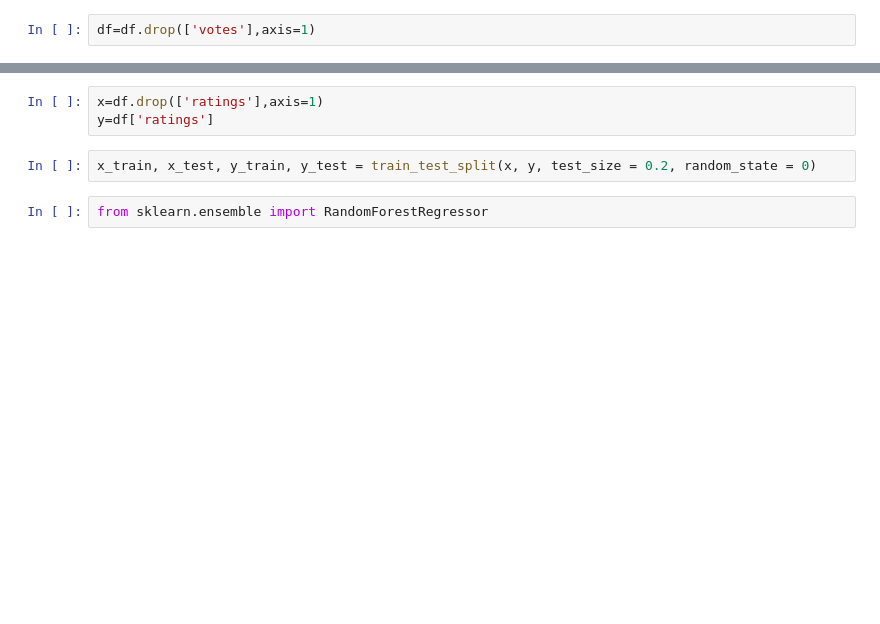
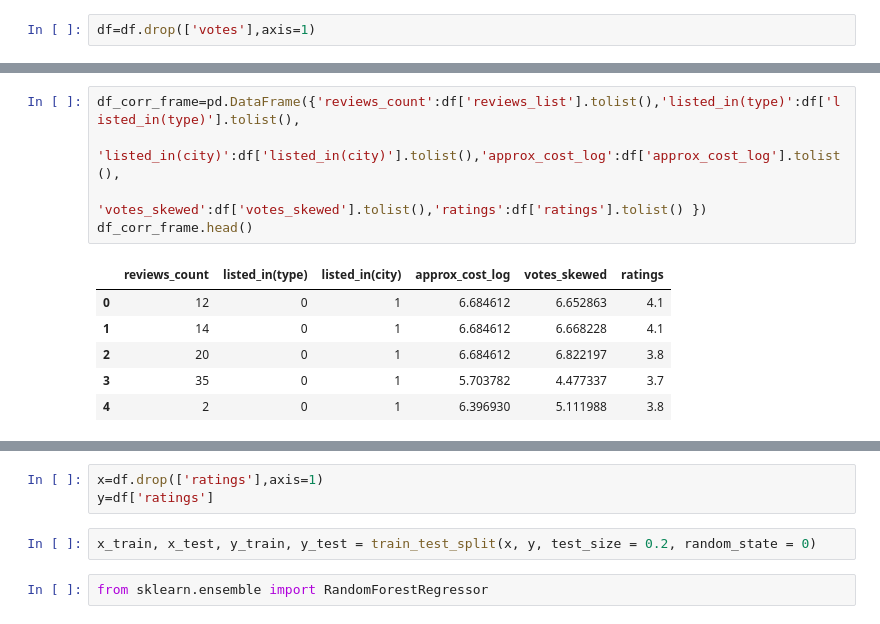
Before and after one commit to bmondal98/zomato-rating-prediction, a Jupyter notebook: ZomatoDataset.ipynb, the cells around one changed output, grey strips where cells are left out. Saved outputs shown, nothing was run; the diff lists cells and outputs as text; blank space fills up the shorter version.

```diff
--- a/ZomatoDataset.ipynb
+++ b/ZomatoDataset.ipynb
@@ -717 +799,13 @@ df=df.drop(['votes'],axis=1)
+# %%
+df_corr_frame=pd.DataFrame({'reviews_count':df['reviews_list'].tolist(),'listed_in(type)':df['listed_in(type)'].tolist(),
+                           'listed_in(city)':df['listed_in(city)'].tolist(),'approx_cost_log':df['approx_cost_log'].tolist(),
+                           'votes_skewed':df['votes_skewed'].tolist(),'ratings':df['ratings'].tolist() })
+df_corr_frame.head()
+# %% [output]
+|  | reviews_count | listed_in(type) | listed_in(city) | approx_cost_log | votes_skewed | ratings |
+| 0 | 12 | 0 | 1 | 6.684612 | 6.652863 | 4.1 |
+| 1 | 14 | 0 | 1 | 6.684612 | 6.668228 | 4.1 |
+| 2 | 20 | 0 | 1 | 6.684612 | 6.822197 | 3.8 |
+| 3 | 35 | 0 | 1 | 5.703782 | 4.477337 | 3.7 |
+| 4 | 2 | 0 | 1 | 6.396930 | 5.111988 | 3.8 |
 # %%
```
Also changed, not shown: parts of 11 cells of this notebook, 1 other file.
